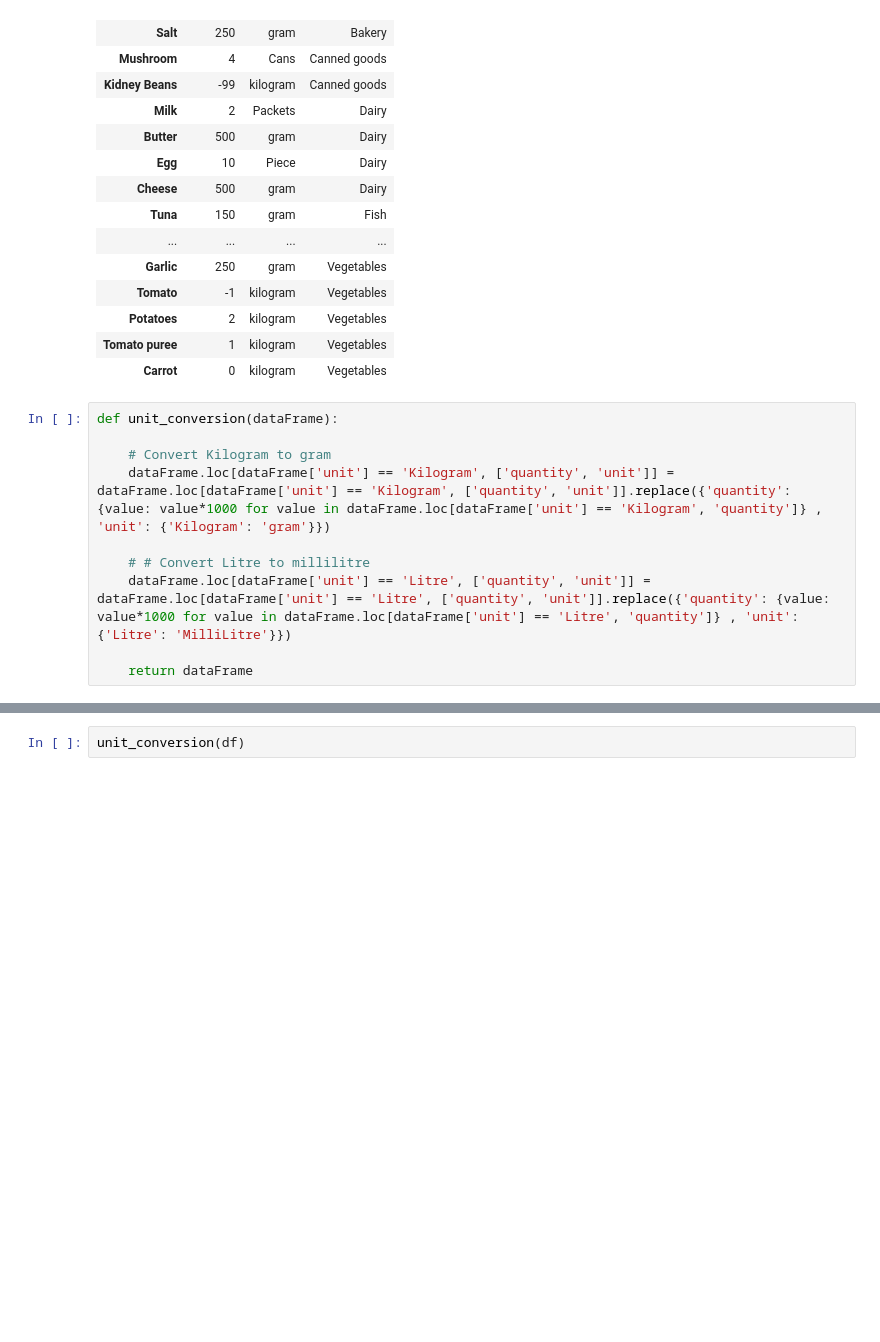
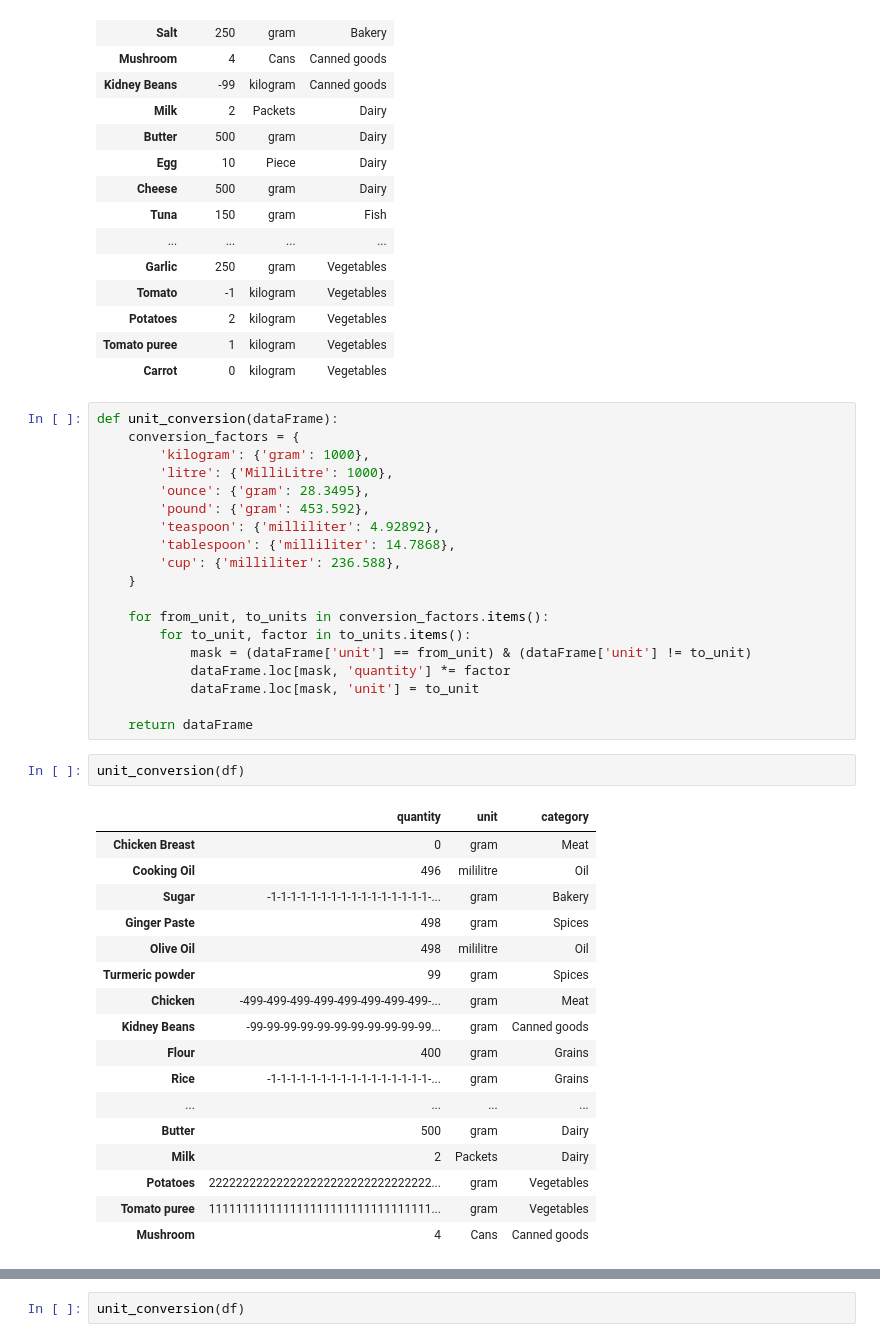
Before and after one commit to jistiak/aika, a Jupyter notebook: pages/Whats_in_my_kitchen.ipynb, the cells around one changed output, grey strips where cells are left out. Saved outputs shown, nothing was run; the diff lists cells and outputs as text; blank space fills up the shorter version.

```diff
--- a/pages/Whats_in_my_kitchen.ipynb
+++ b/pages/Whats_in_my_kitchen.ipynb
@@ -194,13 +194,42 @@ sort_catagory(df)
 | Potatoes | 2 | kilogram | Vegetables |
 | Tomato puree | 1 | kilogram | Vegetables |
 | Carrot | 0 | kilogram | Vegetables |
-# %%
-def unit_conversion(dataFrame):
-
-    # Convert Kilogram to gram
-    dataFrame.loc[dataFrame['unit'] == 'Kilogram', ['quantity', 'unit']] = dataFrame.loc[dataFrame['unit'] == 'Kilogram', ['quantity', 'unit']].replace({'quantity': {value: value*1000 for value in dataFrame.loc[dataFrame['unit'] == 'Kilogram', 'quantity']} , 'unit': {'Kilogram': 'gram'}})
-
-    # # Convert Litre to millilitre
-    dataFrame.loc[dataFrame['unit'] == 'Litre', ['quantity', 'unit']] = dataFrame.loc[dataFrame['unit'] == 'Litre', ['quantity', 'unit']].replace({'quantity': {value: value*1000 for value in dataFrame.loc[dataFrame['unit'] == 'Litre', 'quantity']} , 'unit': {'Litre': 'MilliLitre'}})
-
-    return dataFrame
+# %%
+def unit_conversion(dataFrame):
+    conversion_factors = {
+        'kilogram': {'gram': 1000},
+        'litre': {'MilliLitre': 1000},
+        'ounce': {'gram': 28.3495},
+        'pound': {'gram': 453.592},
+        'teaspoon': {'milliliter': 4.92892},
+        'tablespoon': {'milliliter': 14.7868},
+        'cup': {'milliliter': 236.588},
+    }
+
+    for from_unit, to_units in conversion_factors.items():
+        for to_unit, factor in to_units.items():
+            mask = (dataFrame['unit'] == from_unit) & (dataFrame['unit'] != to_unit)
+            dataFrame.loc[mask, 'quantity'] *= factor
+            dataFrame.loc[mask, 'unit'] = to_unit
+
+    return dataFrame
+# %%
+unit_conversion(df)
+# %% [output]
+|  | quantity | unit | category |
+| Chicken Breast | 0 | gram | Meat |
+| Cooking Oil | 496 | mililitre | Oil |
+| Sugar | -1-1-1-1-1-1-1-1-1-1-1-1-1-1-1-1-... | gram | Bakery |
+| Ginger Paste | 498 | gram | Spices |
+| Olive Oil | 498 | mililitre | Oil |
+| Turmeric powder | 99 | gram | Spices |
+| Chicken | -499-499-499-499-499-499-499-499-... | gram | Meat |
+| Kidney Beans | -99-99-99-99-99-99-99-99-99-99-99... | gram | Canned goods |
+| Flour | 400 | gram | Grains |
+| Rice | -1-1-1-1-1-1-1-1-1-1-1-1-1-1-1-1-... | gram | Grains |
+| ... | ... | ... | ... |
+| Butter | 500 | gram | Dairy |
+| Milk | 2 | Packets | Dairy |
+| Potatoes | 222222222222222222222222222222222... | gram | Vegetables |
+| Tomato puree | 111111111111111111111111111111111... | gram | Vegetables |
+| Mushroom | 4 | Cans | Canned goods |
```
Also changed, not shown: parts of 1 cell of this notebook.
